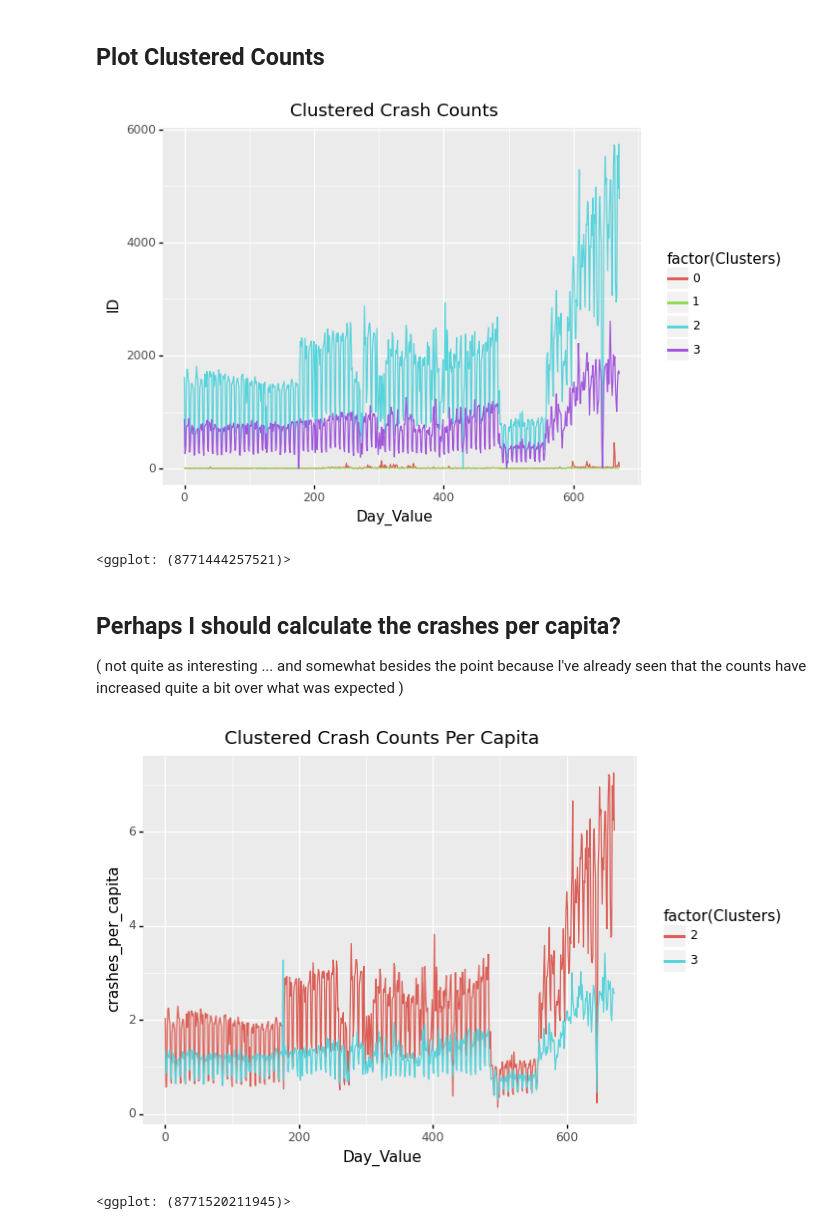
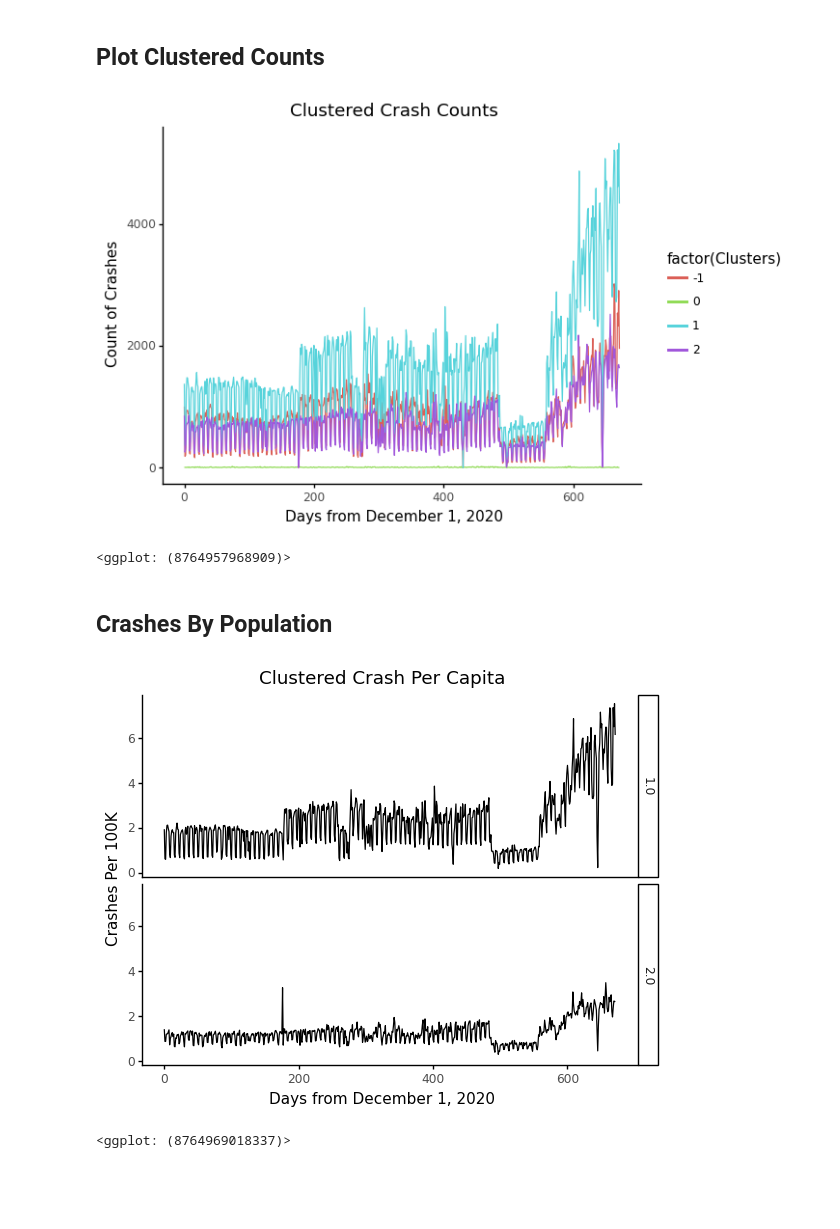
Before and after one commit to DJSherwood/ds_project1, a Jupyter notebook: crashes_and_covid.ipynb, the cells around one changed output. Saved outputs shown, nothing was run; the diff lists cells and outputs as text; code cells hidden in the pictures; blank space fills up the shorter version.

```diff
--- a/crashes_and_covid.ipynb
+++ b/crashes_and_covid.ipynb
@@ -20,7 +17,7 @@ from plotnine import ggplot, geom_point, aes, stat_smooth, facet_wrap
 ## Load Crash Data
 # %%
 # load crash data
-crashes_df = pd.read_csv('/home/gopherguy14/datasets/US_Accidents_Dec20.csv')
+crashes_df = pd.read_csv(home_dir + '/US_Accidents_Dec20.csv')
 # shape
 crashes_df.shape
 # %% [output]
@@ -154,7 +98,7 @@ np_arr = data_pivot.to_numpy()
 reducer = umap.UMAP(n_neighbors=100, random_state=100)
 embeddings = reducer.fit_transform(np_arr)
 # create clusters via hdbscan
-hdb = hdbscan.HDBSCAN(min_cluster_size=30)
+hdb = hdbscan.HDBSCAN(min_cluster_size=35)
 scores = hdb.fit(embeddings)
 # %%
 # plot the clusters on the embeddings
@@ -202,16 +146,18 @@ from plotnine import geom_line, ggtitle
     ggplot(data_for_plot2, aes('Day_Value','ID',color='factor(Clusters)'))
     + geom_line()
     + ggtitle('Clustered Crash Counts')
+    + xlab('Days from December 1, 2020')
+    + ylab('Count of Crashes')
+    + theme_classic()
 )
 # %% [output]
-[figure, old version]
+[figure, new version]
-<ggplot: (8771444257521)>
+<ggplot: (8764957968909)>
-# %% [markdown]
-## Perhaps I should calculate the crashes per capita?
-( not quite as interesting ... and somewhat besides the point because I've already seen that the counts have increased quite a bit over what was expected )
+# %% [markdown]
+## Crashes By Population
 # %%
 # load population data
-pop_df = pd.read_csv('/home/gopherguy14/datasets/covid_county_population.csv', engine='python')
+pop_df = pd.read_csv(home_dir + '/covid_county_population.csv', engine='python')
 # create a county variable without the word 'county'
 pop_df['County'] = pop_df['County Name'].str.split(' ',expand=True)[0]
 # filter out the 'statewide' category
@@ -247,14 +193,19 @@ data_for_plot3['Min_Day'] = '2019-03-01'
 data_for_plot3[['Start_Date','Min_Day']] = data_for_plot3[['Start_Date','Min_Day']].apply(pd.to_datetime)
 data_for_plot3['Day_Value'] = (data_for_plot3['Start_Date'] - data_for_plot3['Min_Day']).dt.days
 # filter to just the 2,3 clusters
-data_for_plot3 = data_for_plot3[data_for_plot3['Clusters'] > 1.0]
+data_for_plot3 = data_for_plot3[data_for_plot3['Clusters'] > 0.0]
 # %%
 (
-    ggplot(data_for_plot3, aes('Day_Value','crashes_per_capita',color='factor(Clusters)'))
+    ggplot(data_for_plot3)
+    + aes('Day_Value','crashes_per_capita')
     + geom_line()
-    + ggtitle('Clustered Crash Counts Per Capita')
+    + facet_grid('Clusters ~ .')
+    + ggtitle('Clustered Crash Per Capita')
+    + xlab('Days from December 1, 2020')
+    + ylab('Crashes Per 100K')
+    + theme_classic()
 )
 # %% [output]
-[figure, old version]
+[figure, new version]
-<ggplot: (8771520211945)>
+<ggplot: (8764969018337)>
 # %% [markdown]
```
Also changed, not shown: parts of 41 cells of this notebook.
